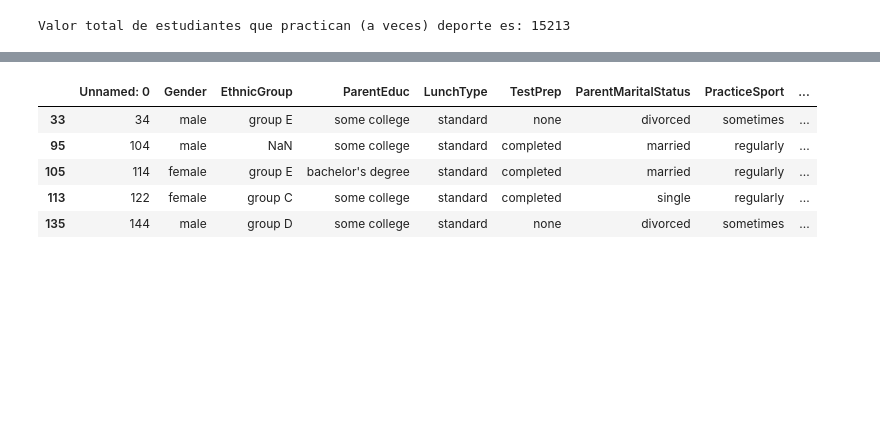
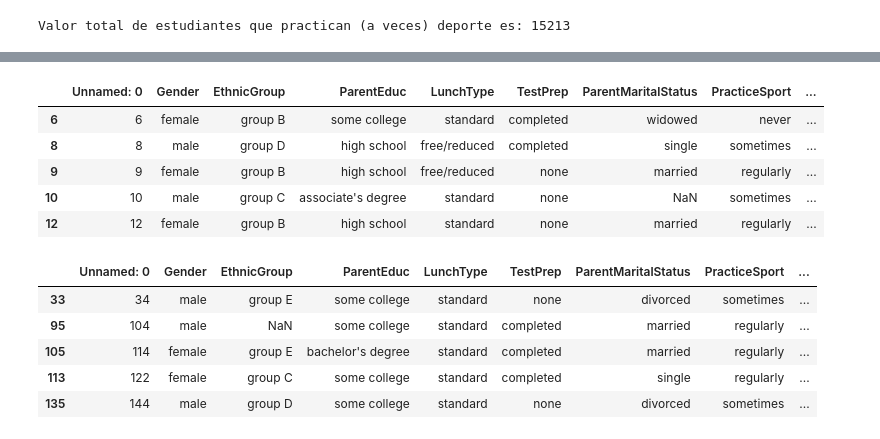
Before and after one commit to Alejandro-Moreira/Deber_Pandas, a Jupyter notebook: Deber.ipynb, the cells around one changed output, grey strips where cells are left out. Cells and saved outputs as stored; diff of their text form; code cells hidden in the pictures; blank space fills up the shorter version.

Commit message:
Anexo busqueda DataSet

```diff
--- a/Deber.ipynb
+++ b/Deber.ipynb
@@ -108,3 +95,12 @@ Data_df[(Data_df['TestPrep']=='completed')&(Data_df['MathScore']>=50)].head()
+# %%
+Data_df[(Data_df['TransportMeans']=='private')&(Data_df['WritingScore']>=50)].head()
+# %% [output]
+|  | Unnamed: 0 | Gender | EthnicGroup | ParentEduc | LunchType | TestPrep | ParentMaritalStatus | PracticeSport | ... |
+| 6 | 6 | female | group B | some college | standard | completed | widowed | never | ... |
+| 8 | 8 | male | group D | high school | free/reduced | completed | single | sometimes | ... |
+| 9 | 9 | female | group B | high school | free/reduced | none | married | regularly | ... |
+| 10 | 10 | male | group C | associate's degree | standard | none | NaN | sometimes | ... |
+| 12 | 12 | female | group B | high school | standard | none | married | regularly | ... |
 # %%
 Data_df[(Data_df['IsFirstChild']=='yes')&(Data_df['MathScore']>=90)].head()
 # %% [output]
```
Also changed, not shown: parts of 2 cells of this notebook.
